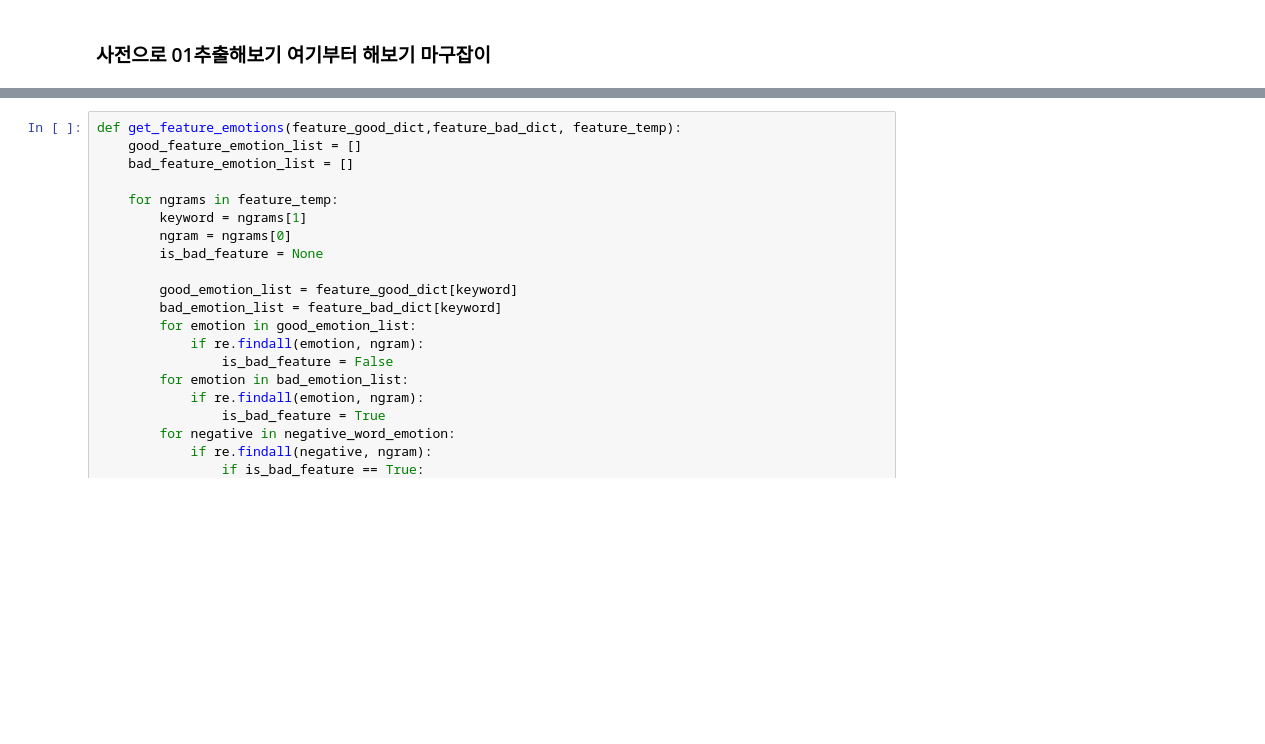
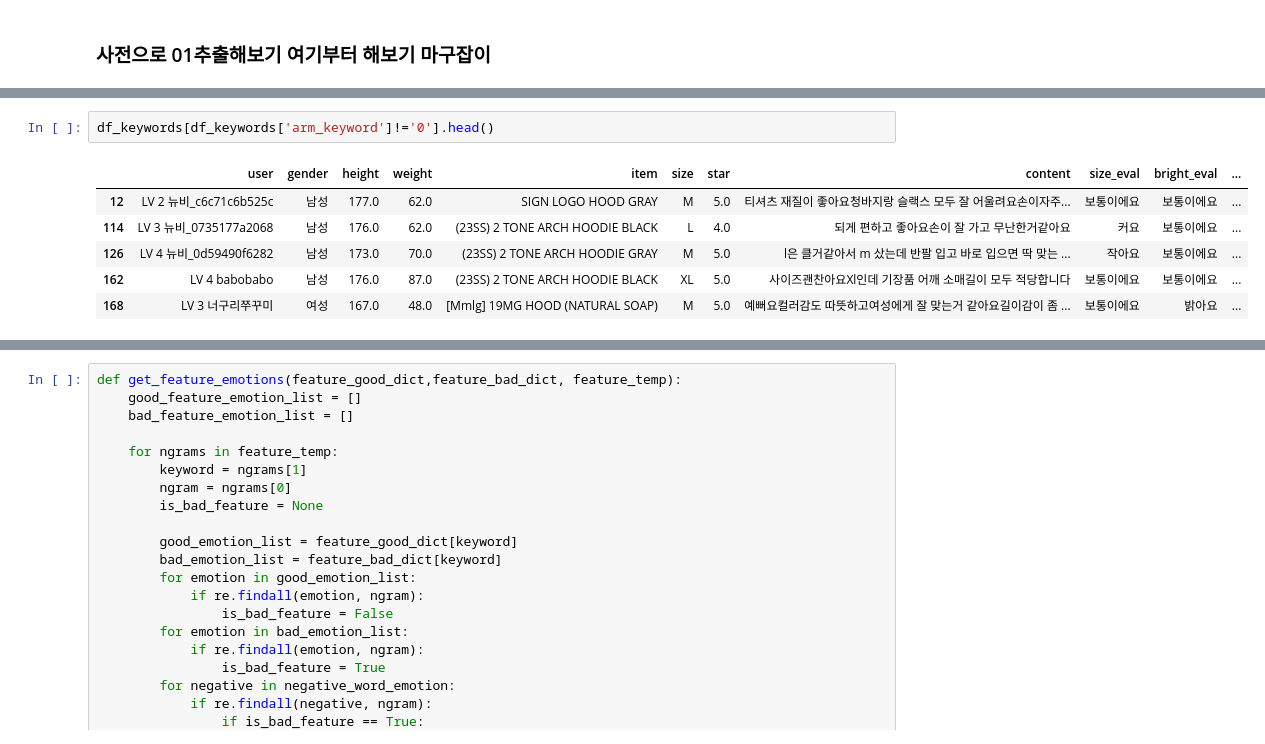
Before and after one commit to Park-taenam/BOAZ, a Jupyter notebook: jueun/dataProcessing.ipynb, the cells around one changed output, grey strips where cells are left out. Cells and saved outputs as stored; diff of their text form; blank space fills up the shorter version.

```diff
--- a/jueun/dataProcessing.ipynb
+++ b/jueun/dataProcessing.ipynb
@@ -462,0 +408,9 @@ memory usage: 3.1+ MB
+# %%
+df_keywords[df_keywords['arm_keyword']!='0'].head()
+# %% [output]
+|  | user | gender | height | weight | item | size | star | content | size_eval | bright_eval | ... |
+| 12 | LV 2 뉴비_c6c71c6b525c | 남성 | 177.0 | 62.0 | SIGN LOGO HOOD GRAY | M | 5.0 | 티셔츠 재질이 좋아요청바지랑 슬랙스 모두 잘 어울려요손이자주... | 보통이에요 | 보통이에요 | ... |
+| 114 | LV 3 뉴비_0735177a2068 | 남성 | 176.0 | 62.0 | (23SS) 2 TONE ARCH HOODIE BLACK | L | 4.0 | 되게 편하고 좋아요손이 잘 가고 무난한거같아요 | 커요 | 보통이에요 | ... |
+| 126 | LV 4 뉴비_0d59490f6282 | 남성 | 173.0 | 70.0 | (23SS) 2 TONE ARCH HOODIE GRAY | M | 5.0 | l은 클거같아서 m 샀는데 반팔 입고 바로 입으면 딱 맞는 ... | 작아요 | 보통이에요 | ... |
+| 162 | LV 4 babobabo | 남성 | 176.0 | 87.0 | (23SS) 2 TONE ARCH HOODIE BLACK | XL | 5.0 | 사이즈괜찬아요Xl인데 기장품 어깨 소매길이 모두 적당합니다 | 보통이에요 | 보통이에요 | ... |
+| 168 | LV 3 너구리쭈꾸미 | 여성 | 167.0 | 48.0 | [Mmlg] 19MG HOOD (NATURAL SOAP) | M | 5.0 | 예뻐요컬러감도 따뜻하고여성에게 잘 맞는거 같아요길이감이 좀 ... | 보통이에요 | 밝아요 | ... |
```
Also changed, not shown: parts of 25 cells of this notebook, 1 other file.
